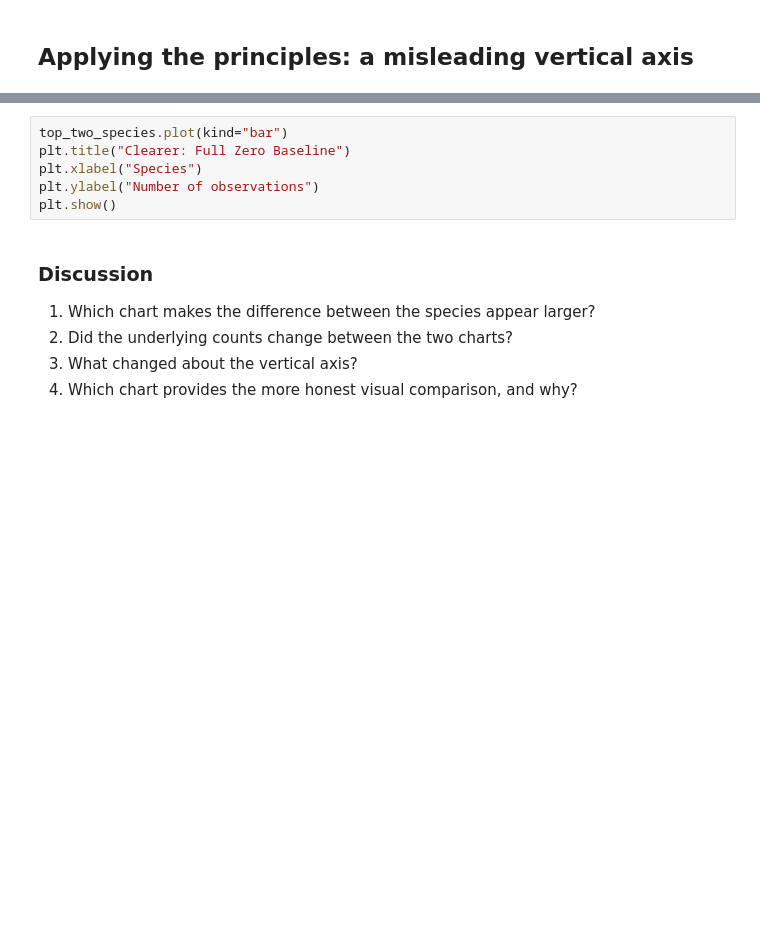
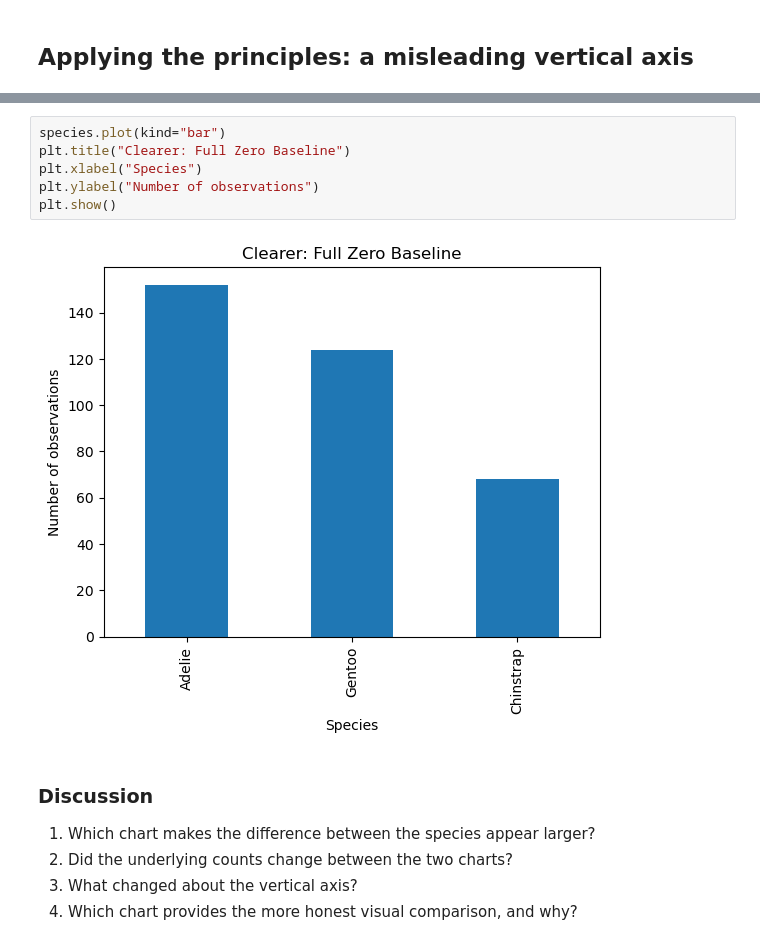
Before and after one commit to Chelsea-Myers/Data_Visualization_and_Modeling_Campus, a Jupyter notebook: week01/lecture/Lecture - Data Visualization and Visual Thinking.ipynb, the cells around one changed output, grey strips where cells are left out. Cells and saved outputs as stored; diff of their text form; blank space fills up the shorter version.

```diff
--- a/week01/lecture/Lecture - Data Visualization and Visual Thinking.ipynb
+++ b/week01/lecture/Lecture - Data Visualization and Visual Thinking.ipynb
@@ -529,9 +555,11 @@ plt.show()
 # %%
-top_two_species.plot(kind="bar")
+species.plot(kind="bar")
 plt.title("Clearer: Full Zero Baseline")
 plt.xlabel("Species")
 plt.ylabel("Number of observations")
 plt.show()
+# %% [output]
+[figure, added]
 # %% [markdown]
 ### Discussion
 
```
Also changed, not shown: parts of 9 cells of this notebook, 2 other files.
